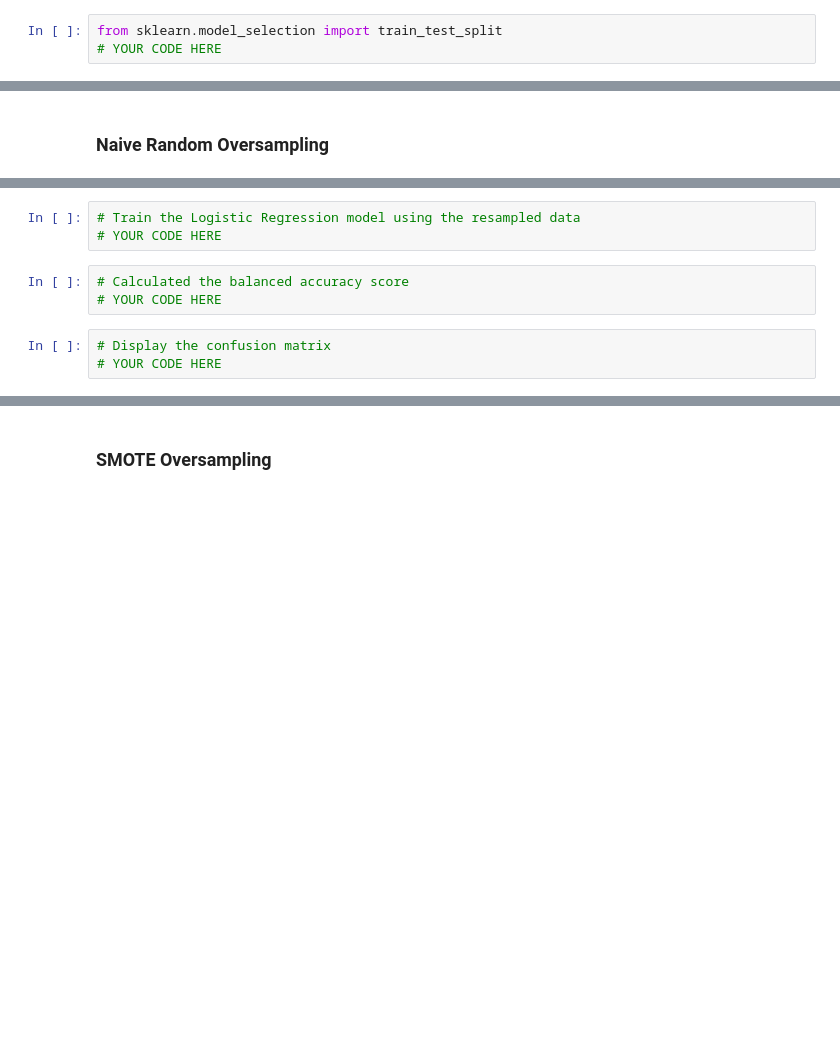
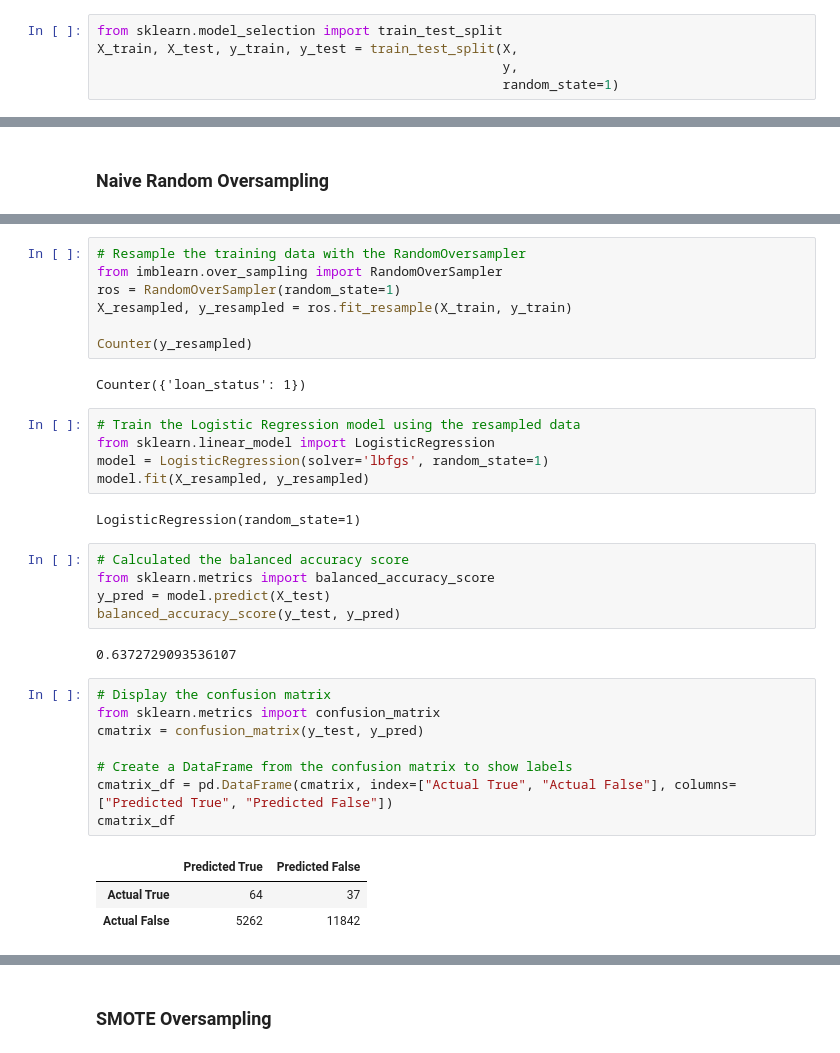
Before and after one commit to MServ/Credit_Risk_Analysis, a Jupyter notebook: credit_risk_resampling.ipynb, the cells around one changed output, grey strips where cells are left out. Cells and saved outputs as stored; diff of their text form; blank space fills up the shorter version.

```diff
--- a/credit_risk_resampling.ipynb
+++ b/credit_risk_resampling.ipynb
@@ -93,6 +108,8 @@ y['loan_status'].value_counts()
 # %%
 from sklearn.model_selection import train_test_split
-# YOUR CODE HERE
+X_train, X_test, y_train, y_test = train_test_split(X,
+                                                    y,
+                                                    random_state=1)
 # %% [markdown]
 # Oversampling
 
@@ -113,11 +127,37 @@ Note: Use a random state of 1 for each sampling algorithm to ensure consistency
+# %%
+# Resample the training data with the RandomOversampler
+from imblearn.over_sampling import RandomOverSampler
+ros = RandomOverSampler(random_state=1)
+X_resampled, y_resampled = ros.fit_resample(X_train, y_train)
+
+Counter(y_resampled)
+# %% [output]
+Counter({'loan_status': 1})
 # %%
 # Train the Logistic Regression model using the resampled data
-# YOUR CODE HERE
+from sklearn.linear_model import LogisticRegression
+model = LogisticRegression(solver='lbfgs', random_state=1)
+model.fit(X_resampled, y_resampled)
+# %% [output]
+LogisticRegression(random_state=1)
-# %%
-# Calculated the balanced accuracy score
-# YOUR CODE HERE
-# %%
-# Display the confusion matrix
-# YOUR CODE HERE
+# %%
+# Calculated the balanced accuracy score
+from sklearn.metrics import balanced_accuracy_score
+y_pred = model.predict(X_test)
+balanced_accuracy_score(y_test, y_pred)
+# %% [output]
+0.6372729093536107
+# %%
+# Display the confusion matrix
+from sklearn.metrics import confusion_matrix
+cmatrix = confusion_matrix(y_test, y_pred)
+
+# Create a DataFrame from the confusion matrix to show labels
+cmatrix_df = pd.DataFrame(cmatrix, index=["Actual True", "Actual False"], columns=["Predicted True", "Predicted False"])
+cmatrix_df
+# %% [output]
+|  | Predicted True | Predicted False |
+| Actual True | 64 | 37 |
+| Actual False | 5262 | 11842 |
 # %%
 # Print the imbalanced classification report
```
Also changed, not shown: parts of 13 cells of this notebook.
